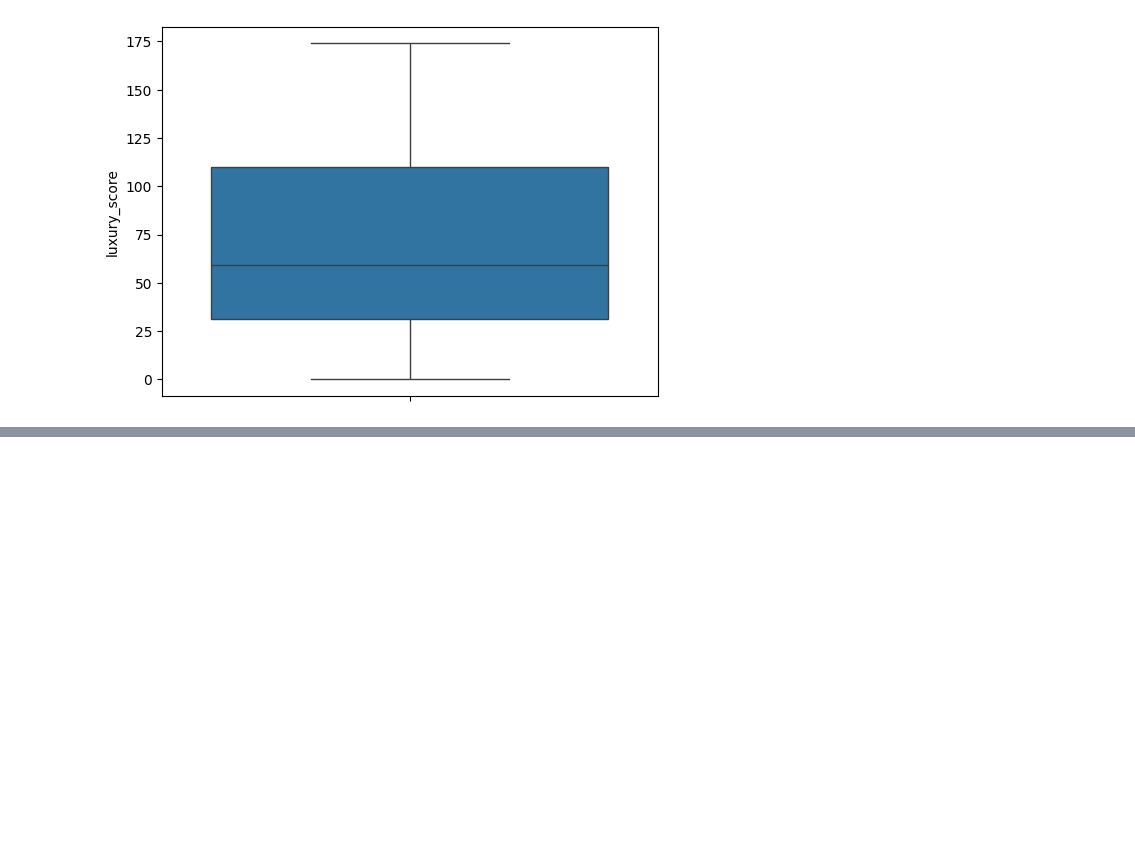
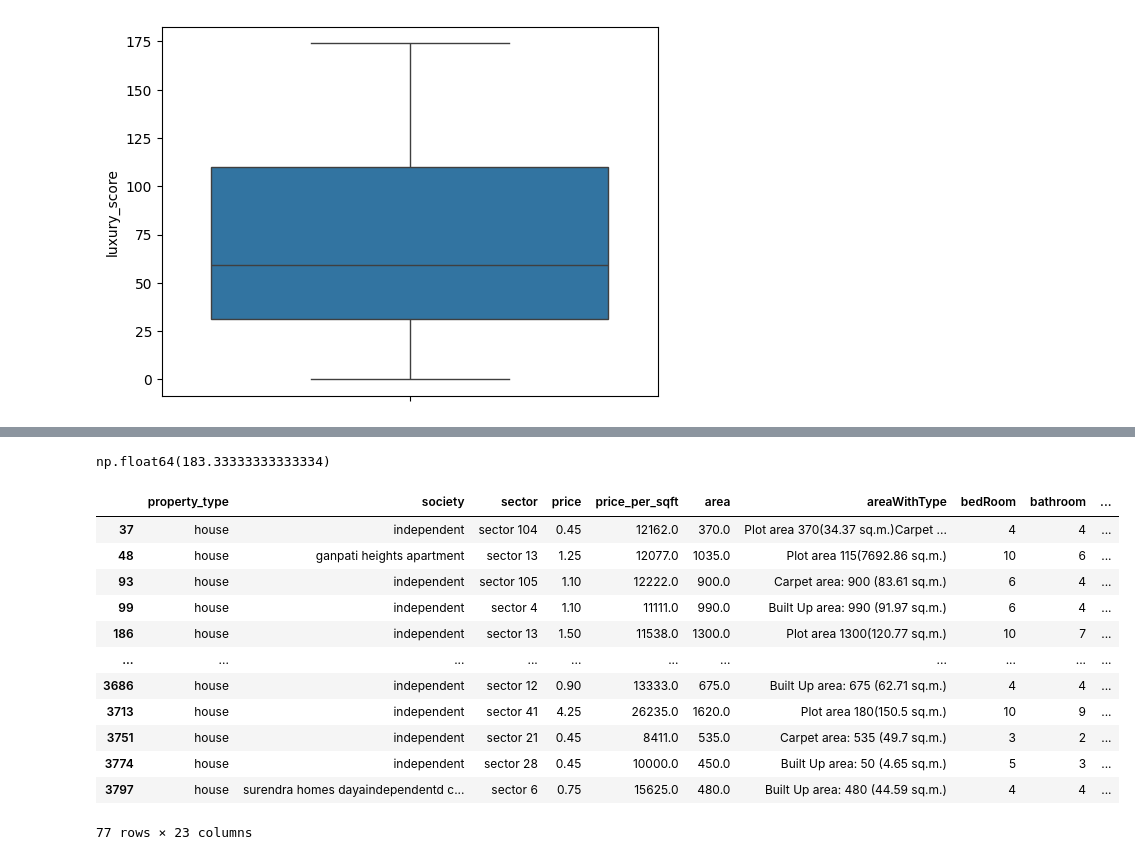
Before and after one commit to Binal2004/Propeak-Real-Estate-, a Jupyter notebook: outlier-removal.ipynb, the cells around one changed output, grey strips where cells are left out. Saved outputs shown, nothing was run; the diff lists cells and outputs as text; code cells hidden in the pictures; blank space fills up the shorter version.

```diff
--- a/outlier-removal.ipynb
+++ b/outlier-removal.ipynb
@@ -620,0 +668,21 @@ sns.boxplot(df['luxury_score'])
+# %%
+x = df[df['price_per_sqft'] <= 20000]
+(x['area']/x['bedRoom']).quantile(0.02)
+# %% [output]
+np.float64(183.33333333333334)
+# %%
+df[(df['area']/df['bedRoom'])<183]
+# %% [output]
+|  | property_type | society | sector | price | price_per_sqft | area | areaWithType | bedRoom | bathroom | ... |
+| 37 | house | independent | sector 104 | 0.45 | 12162.0 | 370.0 | Plot area 370(34.37 sq.m.)Carpet ... | 4 | 4 | ... |
+| 48 | house | ganpati heights apartment | sector 13 | 1.25 | 12077.0 | 1035.0 | Plot area 115(7692.86 sq.m.) | 10 | 6 | ... |
+| 93 | house | independent | sector 105 | 1.10 | 12222.0 | 900.0 | Carpet area: 900 (83.61 sq.m.) | 6 | 4 | ... |
+| 99 | house | independent | sector 4 | 1.10 | 11111.0 | 990.0 | Built Up area: 990 (91.97 sq.m.) | 6 | 4 | ... |
+| 186 | house | independent | sector 13 | 1.50 | 11538.0 | 1300.0 | Plot area 1300(120.77 sq.m.) | 10 | 7 | ... |
+| ... | ... | ... | ... | ... | ... | ... | ... | ... | ... | ... |
+| 3686 | house | independent | sector 12 | 0.90 | 13333.0 | 675.0 | Built Up area: 675 (62.71 sq.m.) | 4 | 4 | ... |
+| 3713 | house | independent | sector 41 | 4.25 | 26235.0 | 1620.0 | Plot area 180(150.5 sq.m.) | 10 | 9 | ... |
+| 3751 | house | independent | sector 21 | 0.45 | 8411.0 | 535.0 | Carpet area: 535 (49.7 sq.m.) | 3 | 2 | ... |
+| 3774 | house | independent | sector 28 | 0.45 | 10000.0 | 450.0 | Built Up area: 50 (4.65 sq.m.) | 5 | 3 | ... |
+| 3797 | house | surendra homes dayaindependentd c... | sector 6 | 0.75 | 15625.0 | 480.0 | Built Up area: 480 (44.59 sq.m.) | 4 | 4 | ... |
+77 rows × 23 columns
```
Also changed, not shown: parts of 6 cells of this notebook.
